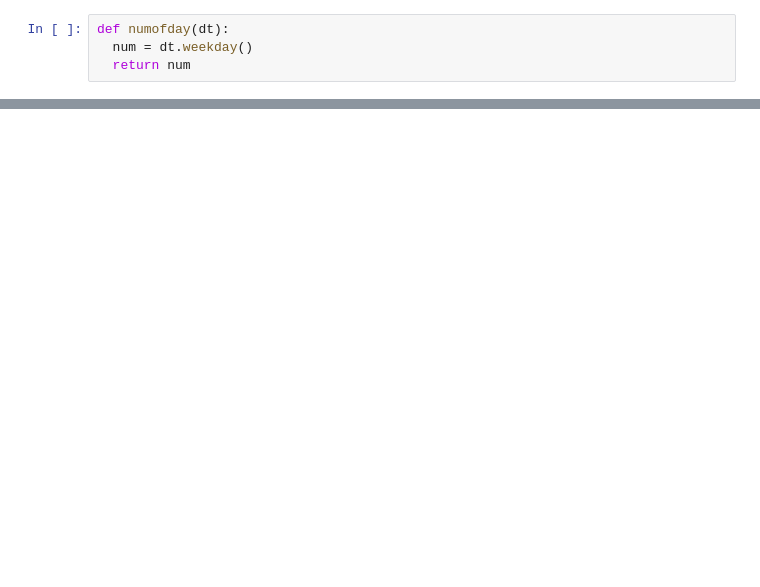
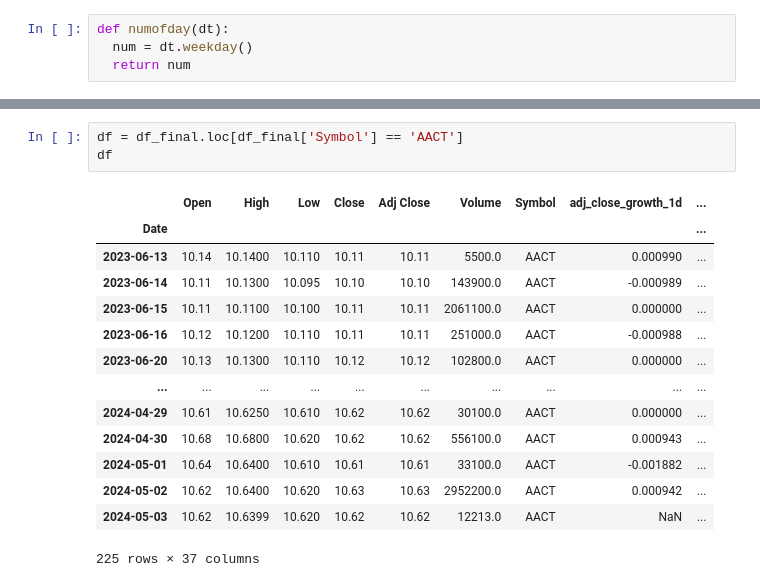
Before and after one commit to acebirim/Stock_Analysis_ZoomCamp, a Jupyter notebook: Answers_Module_2_Homework.ipynb, the cells around one changed output, grey strips where cells are left out. Cells and saved outputs as stored; diff of their text form; blank space fills up the shorter version.

```diff
--- a/Answers_Module_2_Homework.ipynb
+++ b/Answers_Module_2_Homework.ipynb
@@ -311,0 +621,18 @@ f"total sum in millions: ${round(total/1000000)}M"
+# %%
+df = df_final.loc[df_final['Symbol'] == 'AACT']
+df
+# %% [output]
+|  | Open | High | Low | Close | Adj Close | Volume | Symbol | adj_close_growth_1d | ... |
+| Date |  |  |  |  |  |  |  |  | ... |
+| 2023-06-13 | 10.14 | 10.1400 | 10.110 | 10.11 | 10.11 | 5500.0 | AACT | 0.000990 | ... |
+| 2023-06-14 | 10.11 | 10.1300 | 10.095 | 10.10 | 10.10 | 143900.0 | AACT | -0.000989 | ... |
+| 2023-06-15 | 10.11 | 10.1100 | 10.100 | 10.11 | 10.11 | 2061100.0 | AACT | 0.000000 | ... |
+| 2023-06-16 | 10.12 | 10.1200 | 10.110 | 10.11 | 10.11 | 251000.0 | AACT | -0.000988 | ... |
+| 2023-06-20 | 10.13 | 10.1300 | 10.110 | 10.12 | 10.12 | 102800.0 | AACT | 0.000000 | ... |
+| ... | ... | ... | ... | ... | ... | ... | ... | ... | ... |
+| 2024-04-29 | 10.61 | 10.6250 | 10.610 | 10.62 | 10.62 | 30100.0 | AACT | 0.000000 | ... |
+| 2024-04-30 | 10.68 | 10.6800 | 10.620 | 10.62 | 10.62 | 556100.0 | AACT | 0.000943 | ... |
+| 2024-05-01 | 10.64 | 10.6400 | 10.610 | 10.61 | 10.61 | 33100.0 | AACT | -0.001882 | ... |
+| 2024-05-02 | 10.62 | 10.6400 | 10.620 | 10.63 | 10.63 | 2952200.0 | AACT | 0.000942 | ... |
+| 2024-05-03 | 10.62 | 10.6399 | 10.620 | 10.62 | 10.62 | 12213.0 | AACT | NaN | ... |
+225 rows × 37 columns
```
Also changed, not shown: parts of 51 cells of this notebook.
